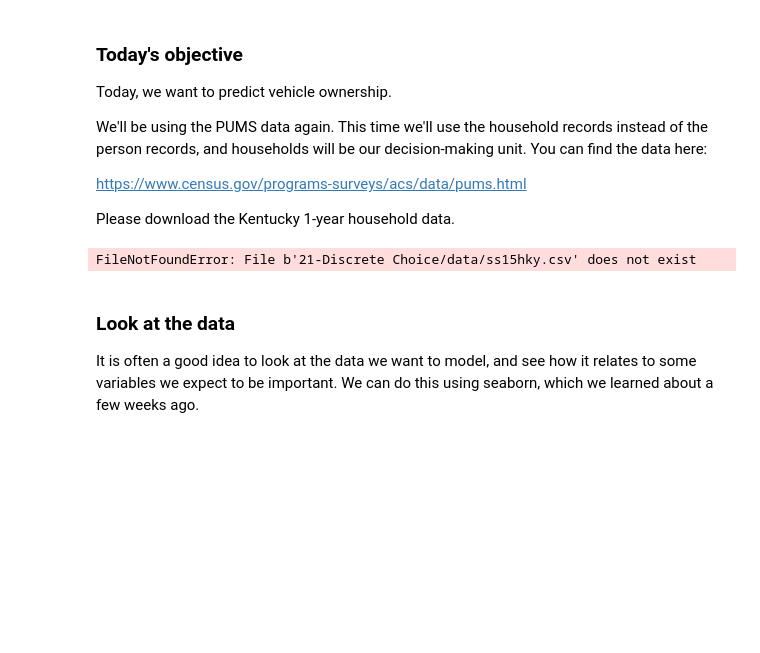
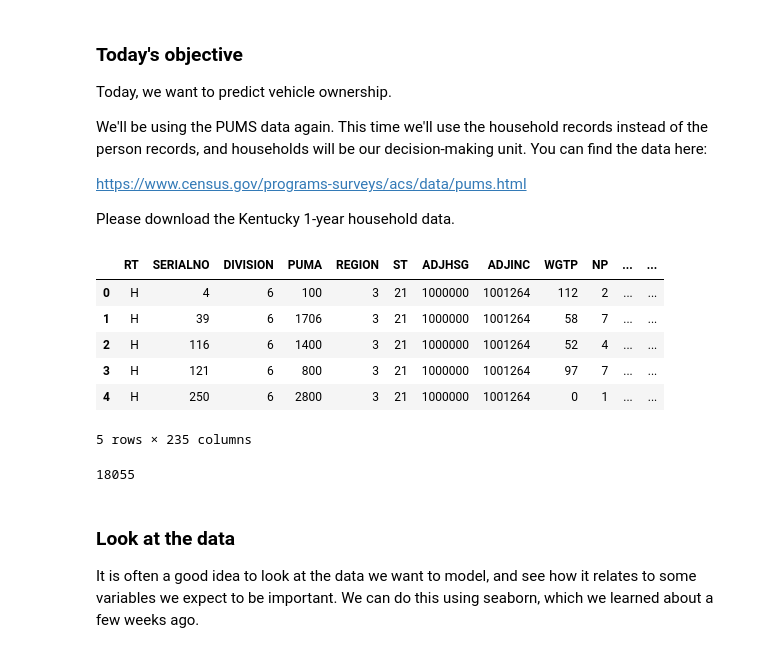
Before and after one commit to kboerger4/ce599-s17, a Jupyter notebook: 21-Discrete Choice/Discrete Choice.ipynb, the cells around one changed output. Drawn from its saved outputs; the diff is of its cells as text; code cells hidden in the pictures; blank space fills up the shorter version.

```diff
--- a/21-Discrete Choice/Discrete Choice.ipynb
+++ b/21-Discrete Choice/Discrete Choice.ipynb
@@ -59,10 +59,16 @@ import statsmodels.formula.api as smf
 %matplotlib inline
 # %%
 # get the data
-df = pd.read_csv('21-Discrete Choice/data/ss15hky.csv')
+df = pd.read_csv('data/ss15hky.csv')
 df.head()
 # %% [output]
+|  | RT | SERIALNO | DIVISION | PUMA | REGION | ST | ADJHSG | ADJINC | WGTP | NP | ... | ... |
+| 0 | H | 4 | 6 | 100 | 3 | 21 | 1000000 | 1001264 | 112 | 2 | ... | ... |
+| 1 | H | 39 | 6 | 1706 | 3 | 21 | 1000000 | 1001264 | 58 | 7 | ... | ... |
+| 2 | H | 116 | 6 | 1400 | 3 | 21 | 1000000 | 1001264 | 52 | 4 | ... | ... |
+| 3 | H | 121 | 6 | 800 | 3 | 21 | 1000000 | 1001264 | 97 | 7 | ... | ... |
+| 4 | H | 250 | 6 | 2800 | 3 | 21 | 1000000 | 1001264 | 0 | 1 | ... | ... |
-FileNotFoundError: File b'21-Discrete Choice/data/ss15hky.csv' does not exist
+5 rows × 235 columns
 # %%
 # keep only occupied housing units
 '''
@@ -83,6 +89,8 @@ Type of unit
 df = df[df['TYPE']==1]
 df = df[df['NP']>0]
 len(df)
+# %% [output]
+18055
 # %% [markdown]
 ### Look at the data
 
```
Also changed, not shown: parts of 8 cells of this notebook, 1 other file.
